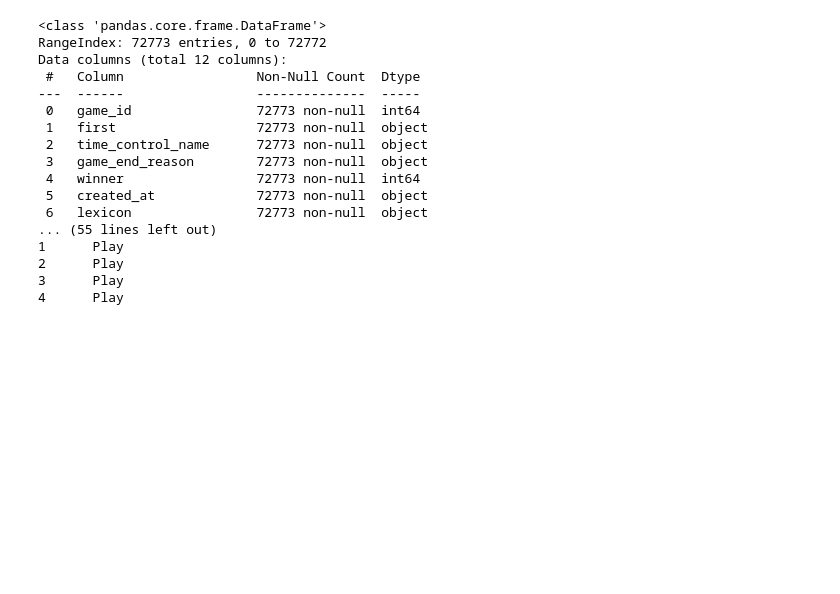
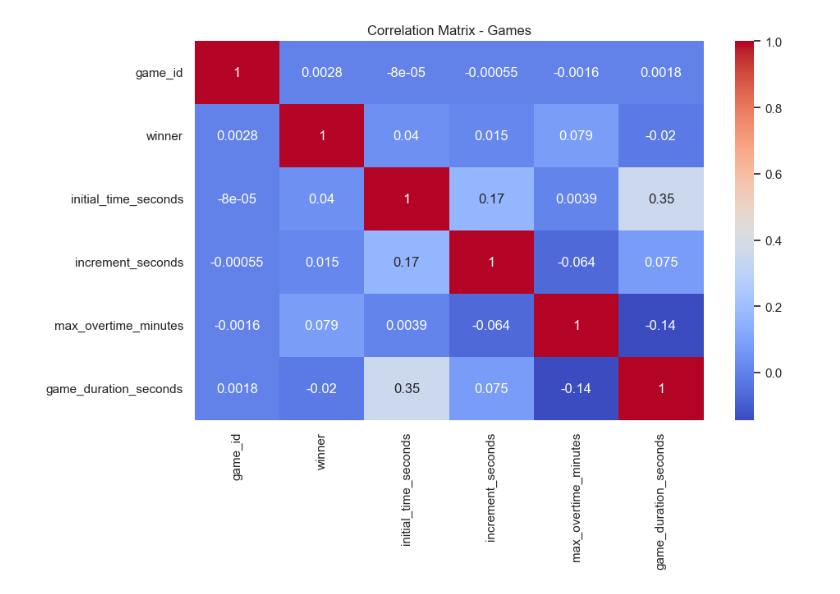
Before and after one commit to OrBenNaim/Scrabble, a Jupyter notebook: Jupyter Notebook/Scrabble_EDA.ipynb, the cells around one changed output. Drawn from its saved outputs; the diff is of its cells as text; code cells hidden in the pictures; blank space fills up the shorter version.

```diff
--- a/Jupyter Notebook/Scrabble_EDA.ipynb
+++ b/Jupyter Notebook/Scrabble_EDA.ipynb
@@ -1,30 +133,12 @@
 # %%
-import pandas as pd
+# === Correlation ===
+# Keep only numerical columns
+numeric_cols = games.select_dtypes(include='number')
 
-games = pd.read_csv("../DATA/games.csv")
-turns = pd.read_csv("../DATA/turns.csv")
-
-print(games.info())
-print(games.head())
-
-print()
-print(turns.info())
-print(turns.head())
+# Now compute the correlation
+plt.figure(figsize=(10, 6))
+sns.heatmap(numeric_cols.corr(), annot=True, cmap="coolwarm")
+plt.title("Correlation Matrix - Games")
+plt.show()
 # %% [output]
-<class 'pandas.core.frame.DataFrame'>
-RangeIndex: 72773 entries, 0 to 72772
-Data columns (total 12 columns):
- #   Column                 Non-Null Count  Dtype
----  ------                 --------------  -----
- 0   game_id                72773 non-null  int64
- 1   first                  72773 non-null  object
- 2   time_control_name      72773 non-null  object
- 3   game_end_reason        72773 non-null  object
- 4   winner                 72773 non-null  int64
- 5   created_at             72773 non-null  object
- 6   lexicon                72773 non-null  object
-... (55 lines left out)
-1      Play
-2      Play
-3      Play
-4      Play
+[figure, added]
```
Also changed, not shown: parts of 5 cells of this notebook.
